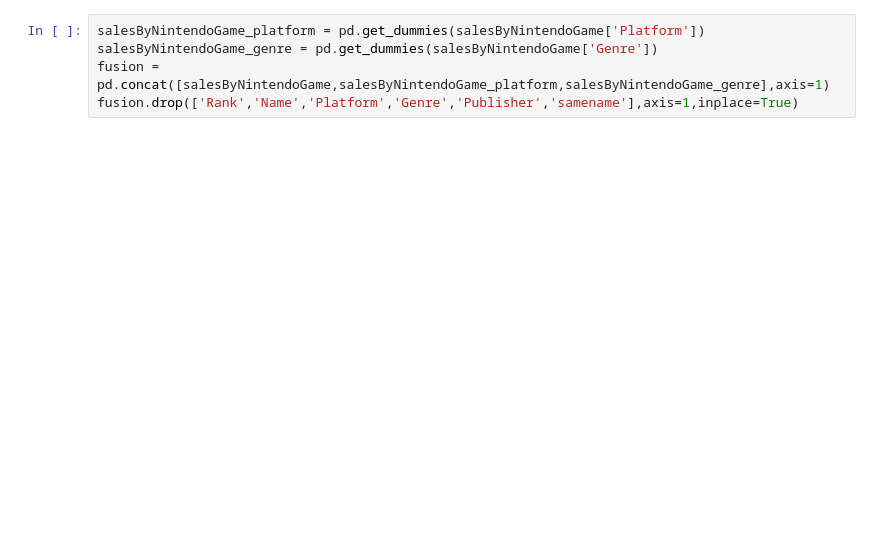
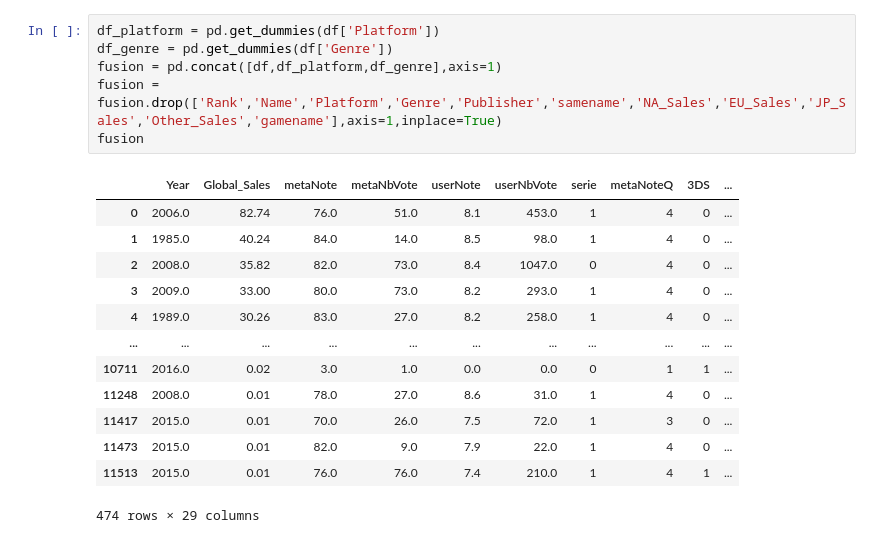
Before and after one commit to Pascal-Thai/GamingSales, a Jupyter notebook: GamingSales-Nintendo.ipynb, the cells around one changed output. Saved outputs shown, nothing was run; the diff lists cells and outputs as text; blank space fills up the shorter version.

```diff
--- a/GamingSales-Nintendo.ipynb
+++ b/GamingSales-Nintendo.ipynb
@@ -140,6 +124,21 @@ Name: serie, dtype: int64
 # %%
-salesByNintendoGame_platform = pd.get_dummies(salesByNintendoGame['Platform'])
-salesByNintendoGame_genre = pd.get_dummies(salesByNintendoGame['Genre'])
-fusion = pd.concat([salesByNintendoGame,salesByNintendoGame_platform,salesByNintendoGame_genre],axis=1)
-fusion.drop(['Rank','Name','Platform','Genre','Publisher','samename'],axis=1,inplace=True)
+df_platform = pd.get_dummies(df['Platform'])
+df_genre = pd.get_dummies(df['Genre'])
+fusion = pd.concat([df,df_platform,df_genre],axis=1)
+fusion = fusion.drop(['Rank','Name','Platform','Genre','Publisher','samename','NA_Sales','EU_Sales','JP_Sales','Other_Sales','gamename'],axis=1,inplace=True)
+fusion
+# %% [output]
+|  | Year | Global_Sales | metaNote | metaNbVote | userNote | userNbVote | serie | metaNoteQ | 3DS | ... |
+| 0 | 2006.0 | 82.74 | 76.0 | 51.0 | 8.1 | 453.0 | 1 | 4 | 0 | ... |
+| 1 | 1985.0 | 40.24 | 84.0 | 14.0 | 8.5 | 98.0 | 1 | 4 | 0 | ... |
+| 2 | 2008.0 | 35.82 | 82.0 | 73.0 | 8.4 | 1047.0 | 0 | 4 | 0 | ... |
+| 3 | 2009.0 | 33.00 | 80.0 | 73.0 | 8.2 | 293.0 | 1 | 4 | 0 | ... |
+| 4 | 1989.0 | 30.26 | 83.0 | 27.0 | 8.2 | 258.0 | 1 | 4 | 0 | ... |
+| ... | ... | ... | ... | ... | ... | ... | ... | ... | ... | ... |
+| 10711 | 2016.0 | 0.02 | 3.0 | 1.0 | 0.0 | 0.0 | 0 | 1 | 1 | ... |
+| 11248 | 2008.0 | 0.01 | 78.0 | 27.0 | 8.6 | 31.0 | 1 | 4 | 0 | ... |
+| 11417 | 2015.0 | 0.01 | 70.0 | 26.0 | 7.5 | 72.0 | 1 | 3 | 0 | ... |
+| 11473 | 2015.0 | 0.01 | 82.0 | 9.0 | 7.9 | 22.0 | 1 | 4 | 0 | ... |
+| 11513 | 2015.0 | 0.01 | 76.0 | 76.0 | 7.4 | 210.0 | 1 | 4 | 1 | ... |
+474 rows × 29 columns
 # %%
```
Also changed, not shown: parts of 10 cells of this notebook, 3 other files.
